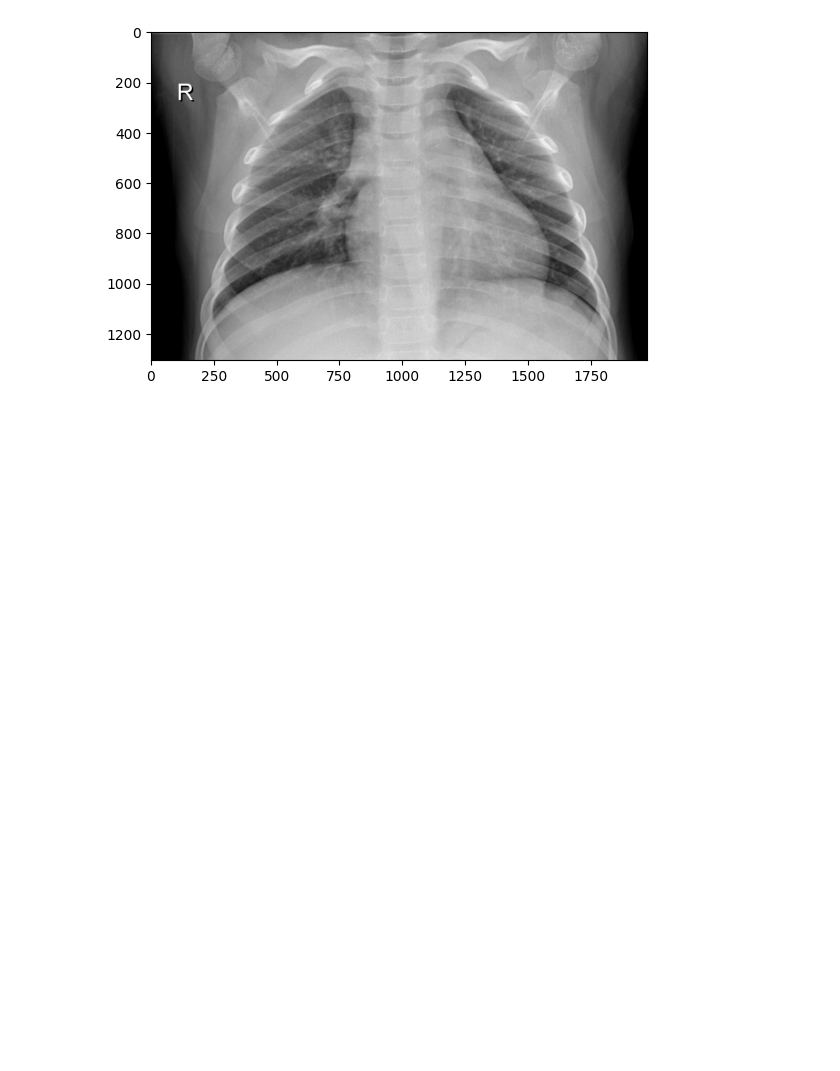
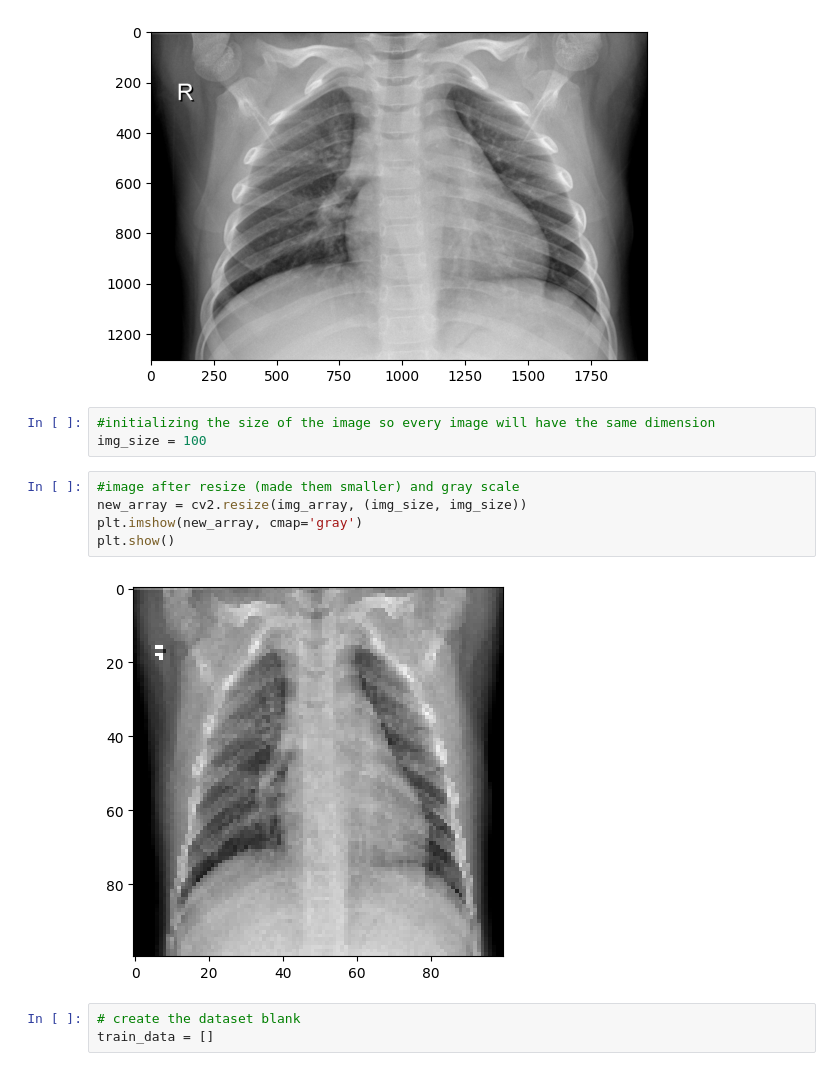
Before and after one commit to danijuarez-djg/CNN_for_x_ray_classification, a Jupyter notebook: CNN_model.ipynb, the cells around one changed output. Drawn from its saved outputs; the diff is of its cells as text; blank space fills up the shorter version.

```diff
--- a/CNN_model.ipynb
+++ b/CNN_model.ipynb
@@ -76,3 +56,16 @@ for i in categories:
   break
 # %% [output]
 [figure]
+# %%
+#initializing the size of the image so every image will have the same dimension
+img_size = 100
+# %%
+#image after resize (made them smaller) and gray scale
+new_array = cv2.resize(img_array, (img_size, img_size))
+plt.imshow(new_array, cmap='gray')
+plt.show()
+# %% [output]
+[figure, added]
+# %%
+# create the dataset blank
+train_data = []
```
Also changed, not shown: parts of 26 cells of this notebook.
